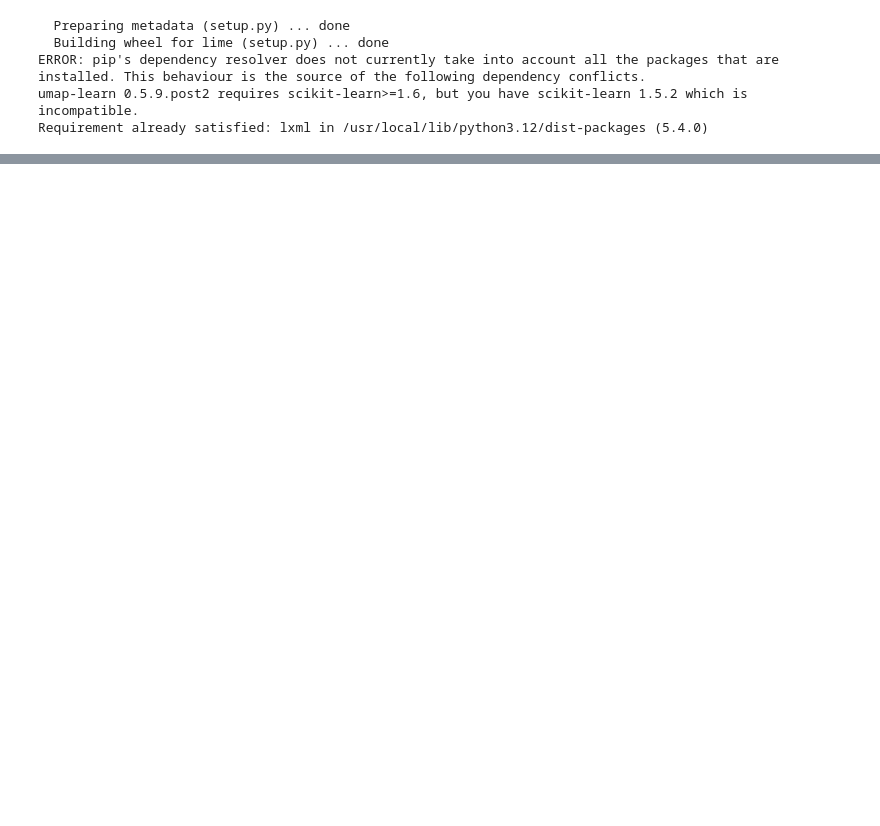
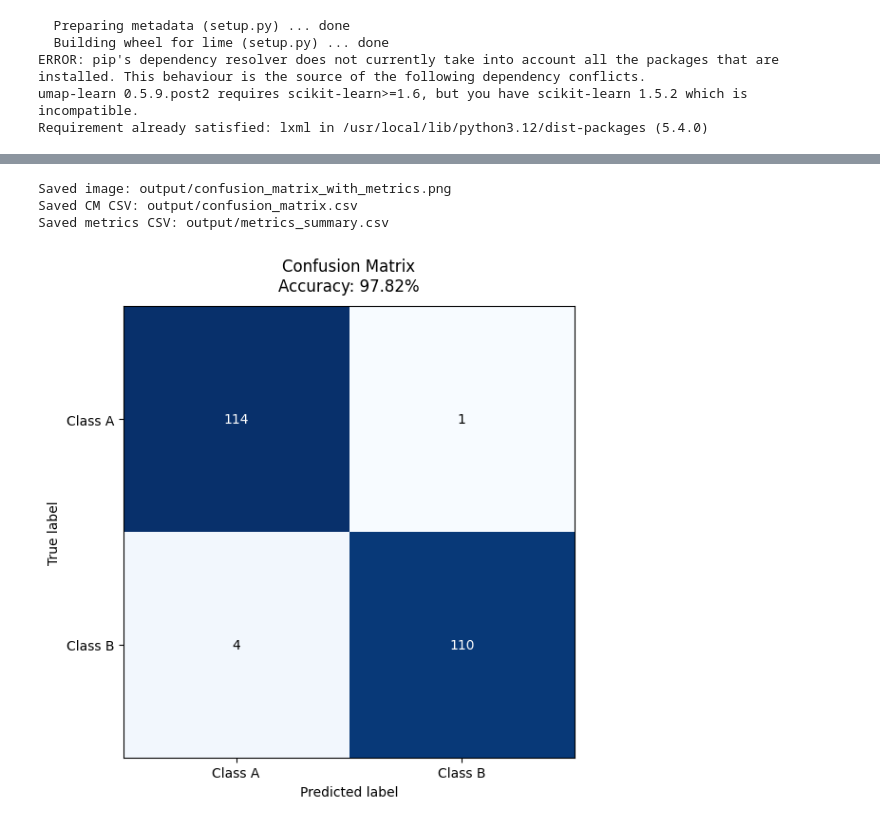
Before and after one commit to digitalhumanitiestextbook/dhtextbook, a Jupyter notebook: chapter11/11_text_classification.ipynb, the cells around one changed output, grey strips where cells are left out. Cells and saved outputs as stored; diff of their text form; code cells hidden in the pictures; blank space fills up the shorter version.

```diff
--- a/chapter11/11_text_classification.ipynb
+++ b/chapter11/11_text_classification.ipynb
@@ -512,36 +516,41 @@ ax.set_ylabel('True label')
 ax.set_xticks(np.arange(len(CLASS_NAMES)))
 ax.set_xticklabels(CLASS_NAMES)
 ax.set_yticks(np.arange(len(CLASS_NAMES)))
 ax.set_yticklabels(CLASS_NAMES)
 
 # 각 셀에 해당하는 카운트 값 텍스트로 표시
 max_count = cm.max() if cm.size > 0 else 0
 for i in range(cm.shape[0]):
     for j in range(cm.shape[1]):
         ax.text(j, i, str(cm[i, j]),
                 ha='center', va='center',
                 color='white' if cm[i, j] > max_count/2 else 'black')
 plt.tight_layout()
 
 # 이미지 / CSV 파일로 저장
-cm_img_path = os.path.join(output_dir, "confusion_matrix_with_metrics.png")
-cm_csv_path = os.path.join(output_dir, "confusion_matrix.csv")
-metrics_csv_path = os.path.join(output_dir, "metrics_summary.csv")
+cm_img_path = os.path.join(str(output_dir), "confusion_matrix_with_metrics.png")
+cm_csv_path = os.path.join(str(output_dir), "confusion_matrix.csv")
+metrics_csv_path = os.path.join(str(output_dir), "metrics_summary.csv")
 
 # Confusion Matrix 그림 저장
 plt.savefig(cm_img_path, dpi=300)
 # Confusino Matrix CSV로 저장 (행/열 이름은 CLASS_NAMES)
 pd.DataFrame(cm, index=CLASS_NAMES, columns=CLASS_NAMES).to_csv(cm_csv_path)
 # 요약 지표 테이블을 CSV로 저장
 metrics_df.to_csv(metrics_csv_path, index=False)
 
 print(f"Saved image: {cm_img_path}")
 print(f"Saved CM CSV: {cm_csv_path}")
 print(f"Saved metrics CSV: {metrics_csv_path}")
 
 # 단일 클래스만 등장한 경우 알림 메시지
 if len(np.unique(labels)) < len(all_labels):
     print("Note: Only one class present in y_true for this fold. Metrics for the missing class are 0 and the CM still shows both classes.")
+# %% [output]
+Saved image: output/confusion_matrix_with_metrics.png
+Saved CM CSV: output/confusion_matrix.csv
+Saved metrics CSV: output/metrics_summary.csv
+[figure, added]
 # %%
 # Google Colab 환경에서 생성된 파일을 로컬로 다운로드
 files.download(cm_img_path)
```
Also changed, not shown: parts of 13 cells of this notebook.
